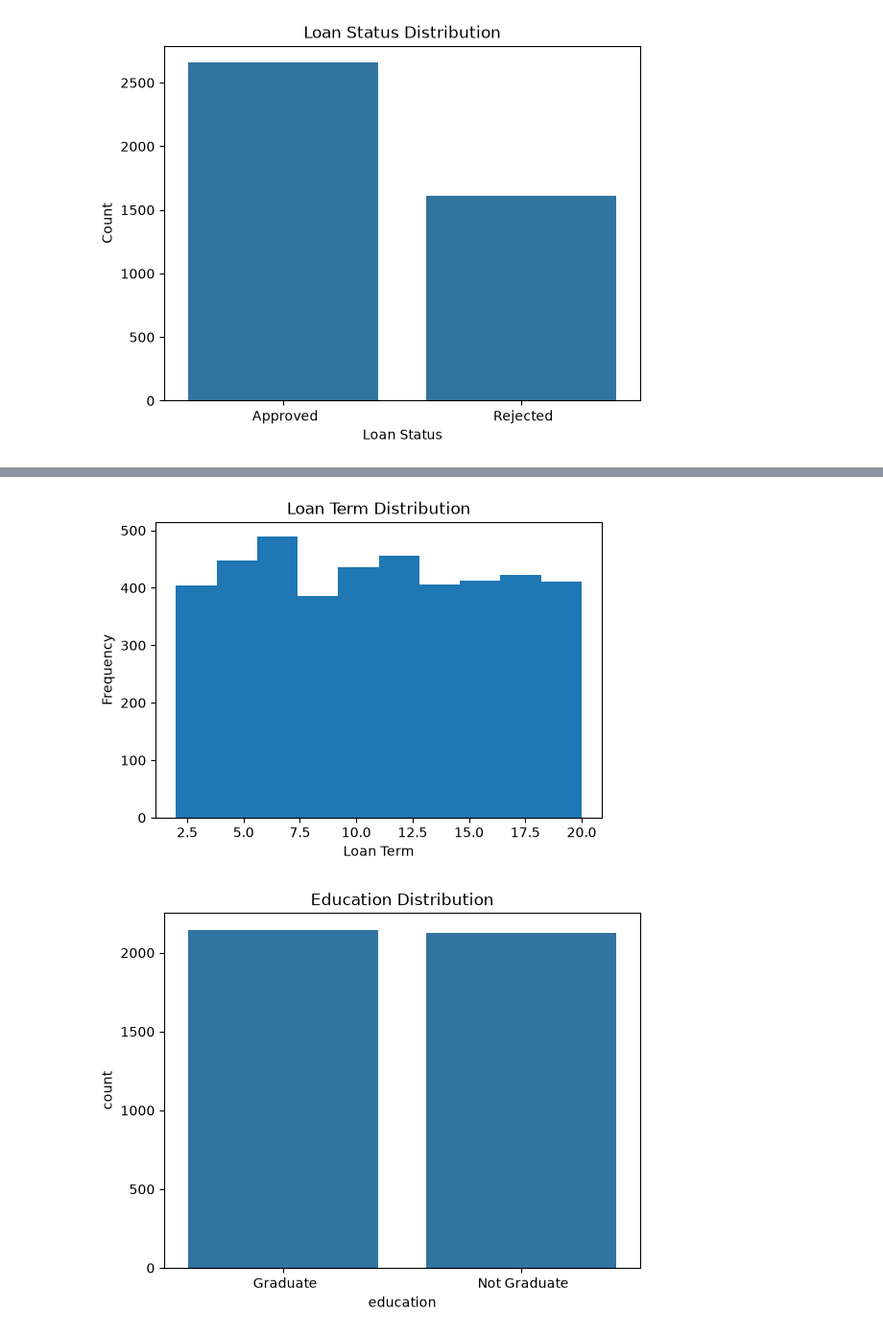
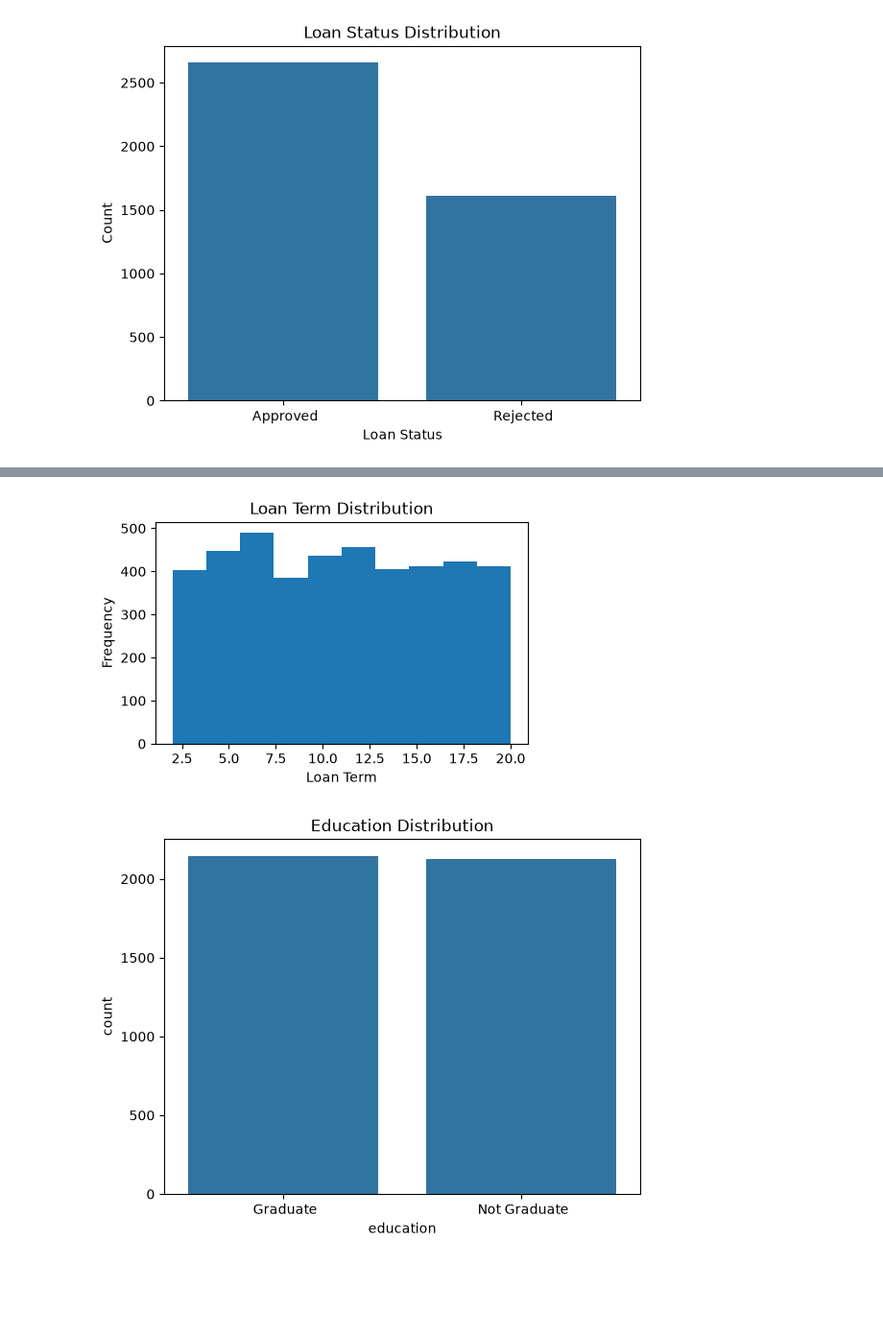
Before and after one commit to Ishrat07-vit/loan-approval-prediction, a Jupyter notebook: notebooks/Loan_Approval_Prediction.ipynb, the cells around one changed output, grey strips where cells are left out. Shown at 96% size. Saved outputs shown, nothing was run; the diff lists cells and outputs as text; code cells hidden in the pictures; blank space fills up the shorter version.

```diff
--- a/notebooks/Loan_Approval_Prediction.ipynb
+++ b/notebooks/Loan_Approval_Prediction.ipynb
@@ -137,13 +137,13 @@ plt.show()
 # %%
 '''Showing the distribution of Loan Term in the dataset using a histogram.'''
-plt.figure(figsize=(6,4))
+plt.figure(figsize=(5,3))
 plt.hist(df["loan_term"],bins=10)
 plt.title("Loan Term Distribution")
 plt.xlabel("Loan Term")
 plt.ylabel("Frequency")
 plt.show()
 # %% [output]
-[figure, old version]
+[figure, new version]
 # %%
 '''Showing the distribution of Education in the dataset using a histogram.'''
 sns.countplot(data=df,x="education")
```
Also changed, not shown: parts of 2 cells of this notebook.
